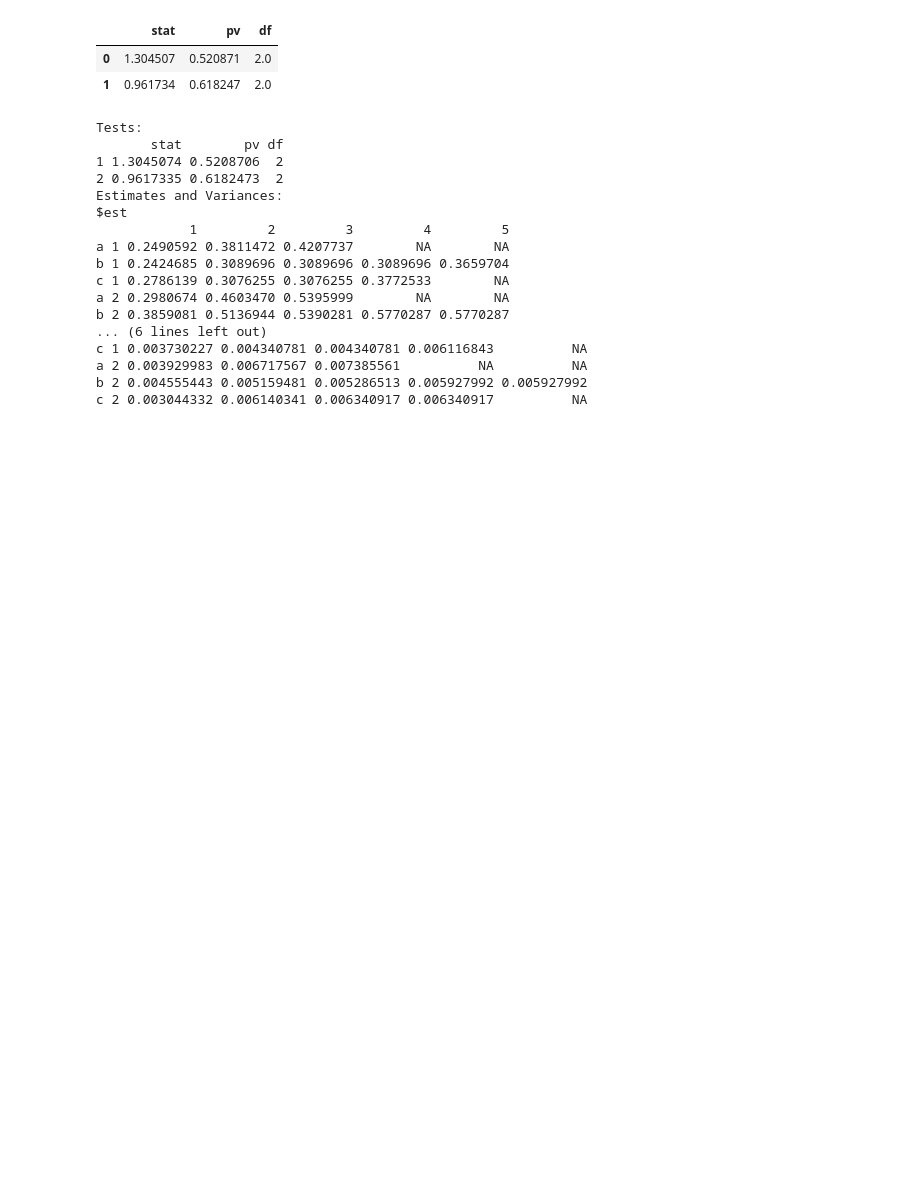
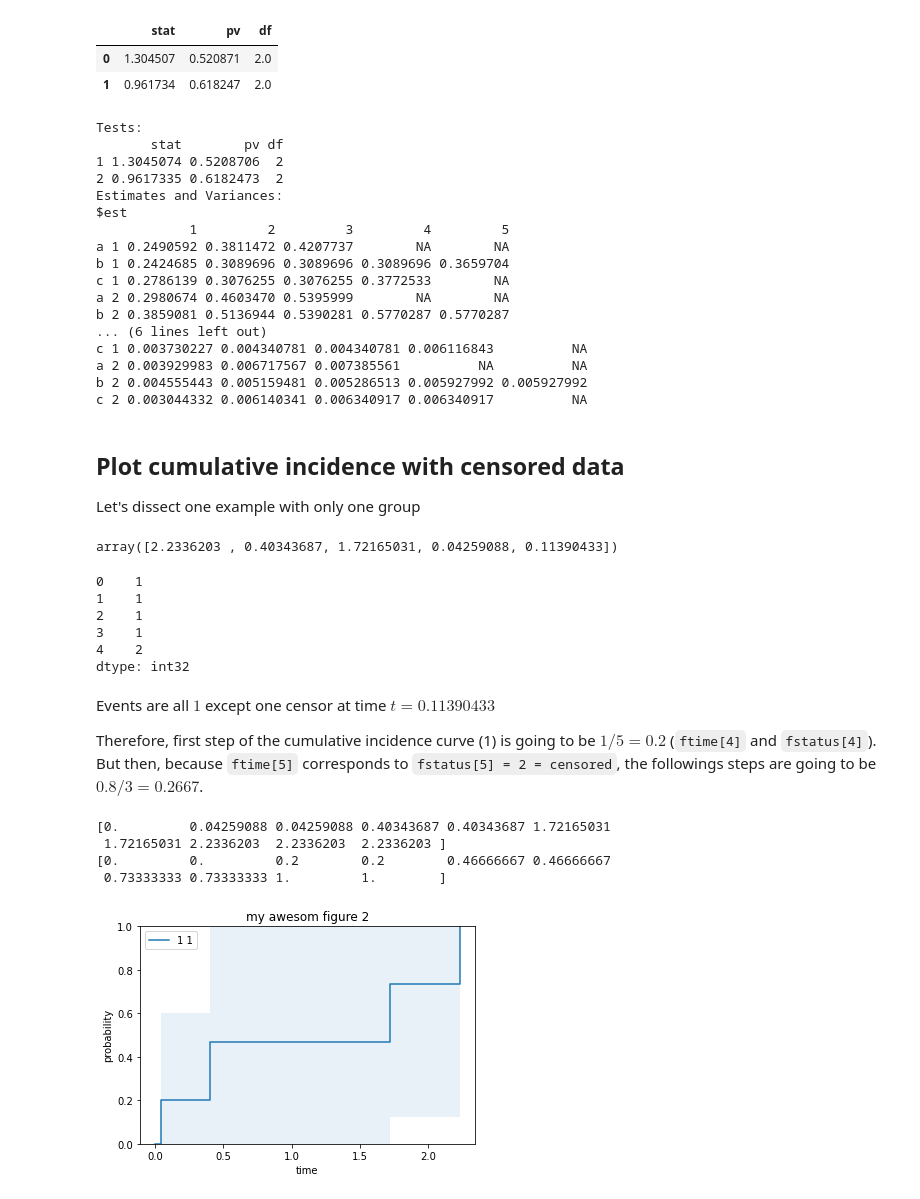
Before and after one commit to OmriTreidel/cmprsk, a Jupyter notebook: package_usage.ipynb, the cells around one changed output. Drawn from its saved outputs; the diff is of its cells as text; code cells hidden in the pictures; blank space fills up the shorter version.

```diff
--- a/package_usage.ipynb
+++ b/package_usage.ipynb
@@ -171,3 +169,58 @@ c 1 0.003730227 0.004340781 0.004340781 0.006116843          NA
 a 2 0.003929983 0.006717567 0.007385561          NA          NA
 b 2 0.004555443 0.005159481 0.005286513 0.005927992 0.005927992
 c 2 0.003044332 0.006140341 0.006340917 0.006340917          NA
+# %% [markdown]
+## Plot cumulative incidence with censored data
+
+Let's dissect one example with only one group
+# %%
+import random
+np.random.seed(6)
+random.seed(6)
+N = 5
+ftime = np.random.exponential(size=N)
+group = None  # cf. docstring of rsk.cuminc
+fstatus = pd.Series(np.random.randint(0, 3, N))
+
+cuminc_res = rsk.cuminc(ftime, fstatus, group=group, cencode=2)
+# %%
+ftime
+# %% [output]
+array([2.2336203 , 0.40343687, 1.72165031, 0.04259088, 0.11390433])
+# %%
+fstatus
+# %% [output]
+0    1
+1    1
+2    1
+3    1
+4    2
+dtype: int32
+# %% [markdown]
+Events are all $1$ except one censor at time $t = 0.11390433$
+
+Therefore, first step of the cumulative incidence curve (1) is going to be $1/5 = 0.2$ (`ftime[4]` and `fstatus[4]`). But then, because `ftime[5]` corresponds to `fstatus[5] = 2 = censored`, the followings steps are going to be $0.8/3 = 0.2667$.
+# %%
+import matplotlib.pyplot as plt
+
+
+_, ax = plt.subplots()
+for name, group in cuminc_res.groups.items():
+    ax.plot(group.time, group.est, label=name)
+    print(group.time)  # we print group.time
+    print(group.est)  # and group.est
+    # to make sure the steps are the one we anticipated
+    ax.fill_between(group.time, group.low_ci, group.high_ci, alpha=0.1)
+
+ax.set_ylim([0, 1])
+ax.legend()
+ax.set_title('my awesom figure 2')
+ax.set_xlabel('time')
+ax.set_ylabel('probability')
+plt.show()
+# %% [output]
+[0.         0.04259088 0.04259088 0.40343687 0.40343687 1.72165031
+ 1.72165031 2.2336203  2.2336203  2.2336203 ]
+[0.         0.         0.2        0.2        0.46666667 0.46666667
+ 0.73333333 0.73333333 1.         1.        ]
+[figure, added]
```
Also changed, not shown: parts of 3 cells of this notebook.
